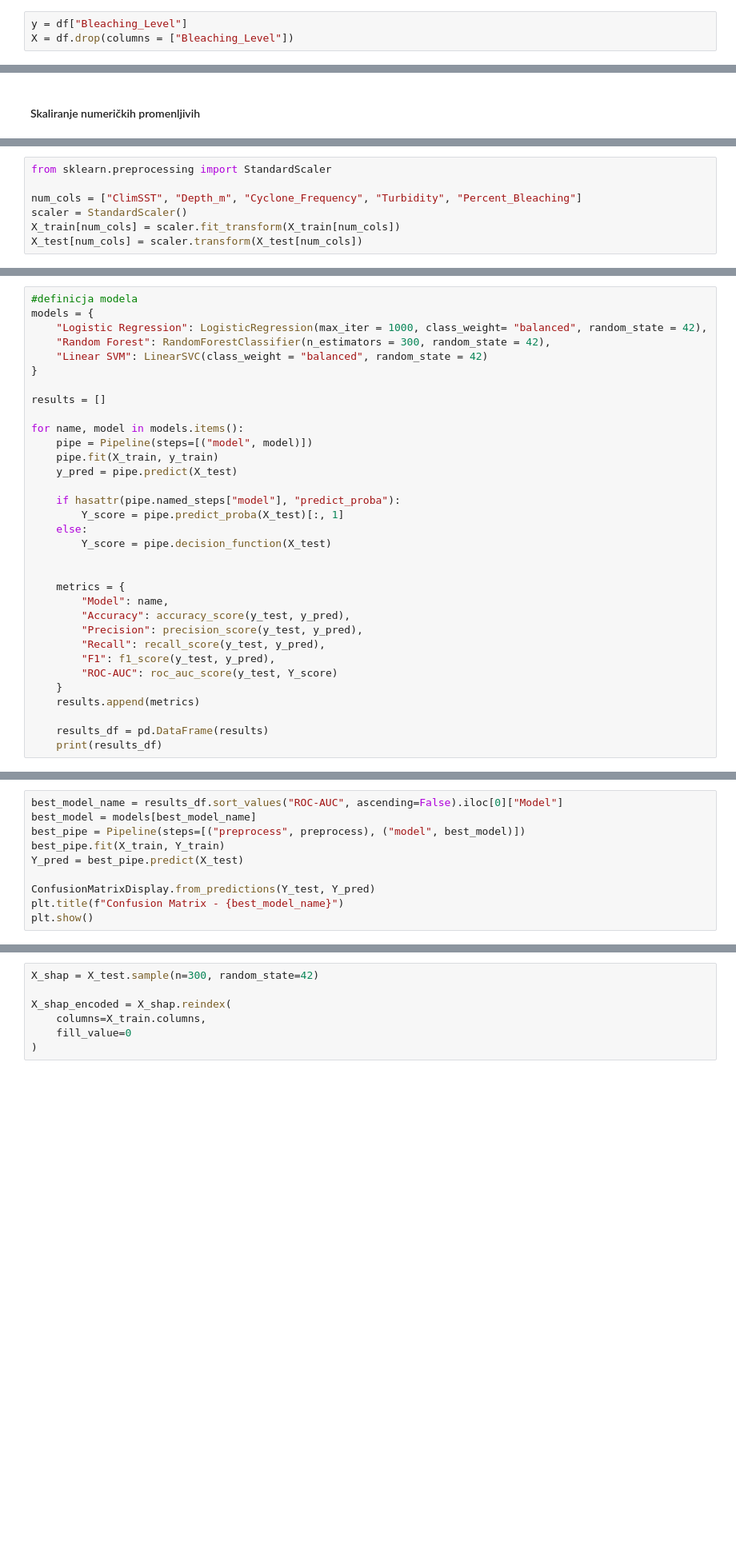
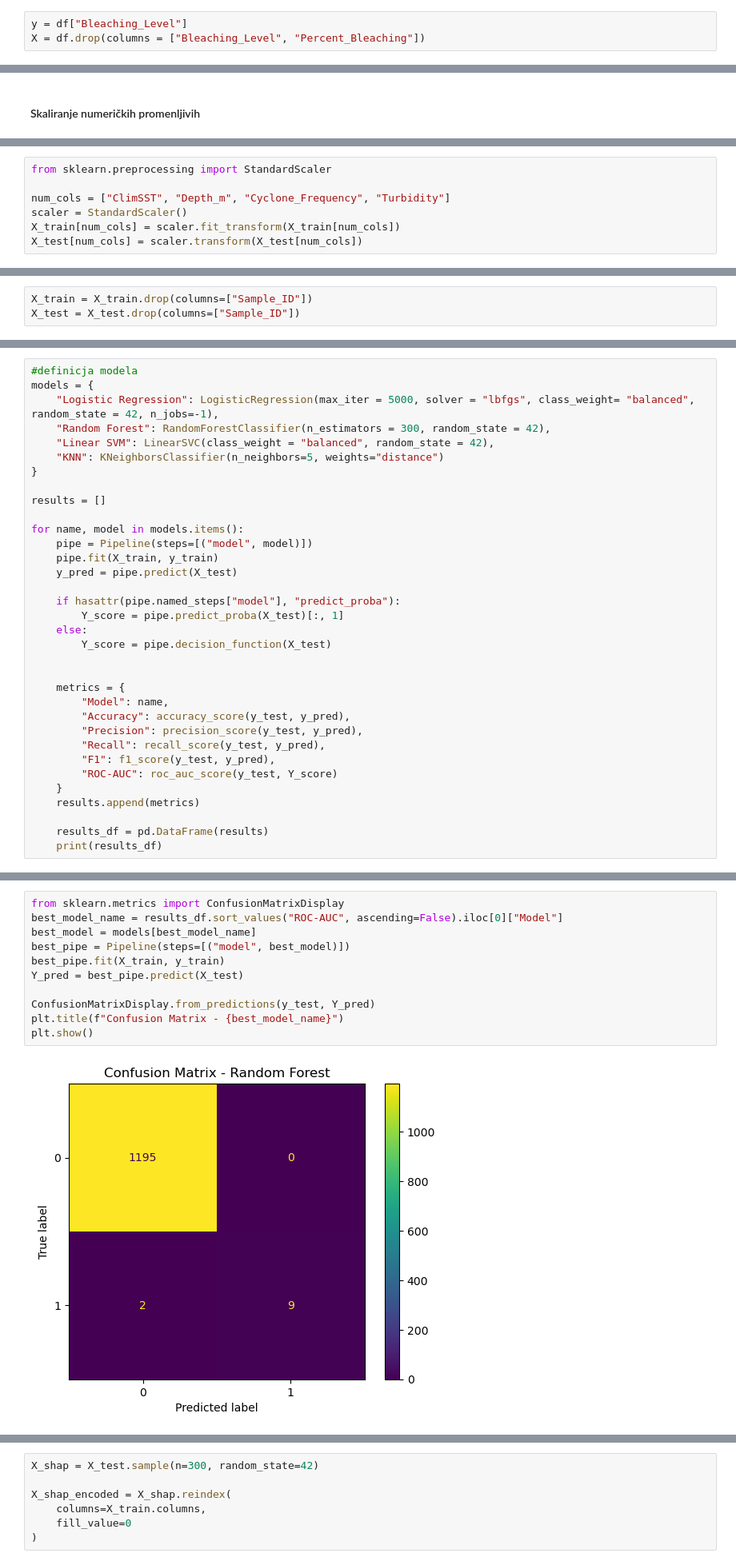
Before and after one commit to MarijaVidovic/MasinskoUcenjePrviProjekat, a Jupyter notebook: PRVA FAZA/CoralReefGlobalBlechingPrvaFaza.ipynb, the cells around one changed output, grey strips where cells are left out. Shown at 80% size. Saved outputs shown, nothing was run; the diff lists cells and outputs as text; blank space fills up the shorter version.

```diff
--- a/PRVA FAZA/CoralReefGlobalBlechingPrvaFaza.ipynb
+++ b/PRVA FAZA/CoralReefGlobalBlechingPrvaFaza.ipynb
@@ -345,6 +374,6 @@ Kreirana je dodatna varijabla koja može poboljšati performanse modela. Promenl
 # %%
 y = df["Bleaching_Level"]
-X = df.drop(columns = ["Bleaching_Level"])
+X = df.drop(columns = ["Bleaching_Level", "Percent_Bleaching"])
 # %% [markdown]
 #### Normalizacija i kodiranje podataka
 # %% [markdown]
@@ -388,7 +422,7 @@ X_train, X_test, y_train, y_test = train_test_split(
 # %%
 from sklearn.preprocessing import StandardScaler
 
-num_cols = ["ClimSST", "Depth_m", "Cyclone_Frequency", "Turbidity", "Percent_Bleaching"]
+num_cols = ["ClimSST", "Depth_m", "Cyclone_Frequency", "Turbidity"]
 scaler = StandardScaler()
 X_train[num_cols] = scaler.fit_transform(X_train[num_cols])
 X_test[num_cols] = scaler.transform(X_test[num_cols])
@@ -394,0 +431,3 @@ X_test[num_cols] = scaler.transform(X_test[num_cols])
+# %%
+X_train = X_train.drop(columns=["Sample_ID"])
+X_test = X_test.drop(columns=["Sample_ID"])
@@ -453,9 +497,10 @@ from sklearn.metrics import (
 # %%
 #definicja modela
 models = {
-    "Logistic Regression": LogisticRegression(max_iter = 1000, class_weight= "balanced", random_state = 42),
+    "Logistic Regression": LogisticRegression(max_iter = 5000, solver = "lbfgs", class_weight= "balanced", random_state = 42, n_jobs=-1),
     "Random Forest": RandomForestClassifier(n_estimators = 300, random_state = 42),
-    "Linear SVM": LinearSVC(class_weight = "balanced", random_state = 42)
+    "Linear SVM": LinearSVC(class_weight = "balanced", random_state = 42),
+    "KNN": KNeighborsClassifier(n_neighbors=5, weights="distance")
 }
 
 results = []
@@ -489,11 +546,14 @@ LogisticRegression does not accept missing values encoded as NaN natively. For s
 # %%
+from sklearn.metrics import ConfusionMatrixDisplay
 best_model_name = results_df.sort_values("ROC-AUC", ascending=False).iloc[0]["Model"]
 best_model = models[best_model_name]
-best_pipe = Pipeline(steps=[("preprocess", preprocess), ("model", best_model)])
-best_pipe.fit(X_train, Y_train)
+best_pipe = Pipeline(steps=[("model", best_model)])
+best_pipe.fit(X_train, y_train)
 Y_pred = best_pipe.predict(X_test)
 
-ConfusionMatrixDisplay.from_predictions(Y_test, Y_pred)
+ConfusionMatrixDisplay.from_predictions(y_test, Y_pred)
 plt.title(f"Confusion Matrix - {best_model_name}")
 plt.show()
+# %% [output]
+[figure, added]
 # %%
```
Also changed, not shown: parts of 40 cells of this notebook.
